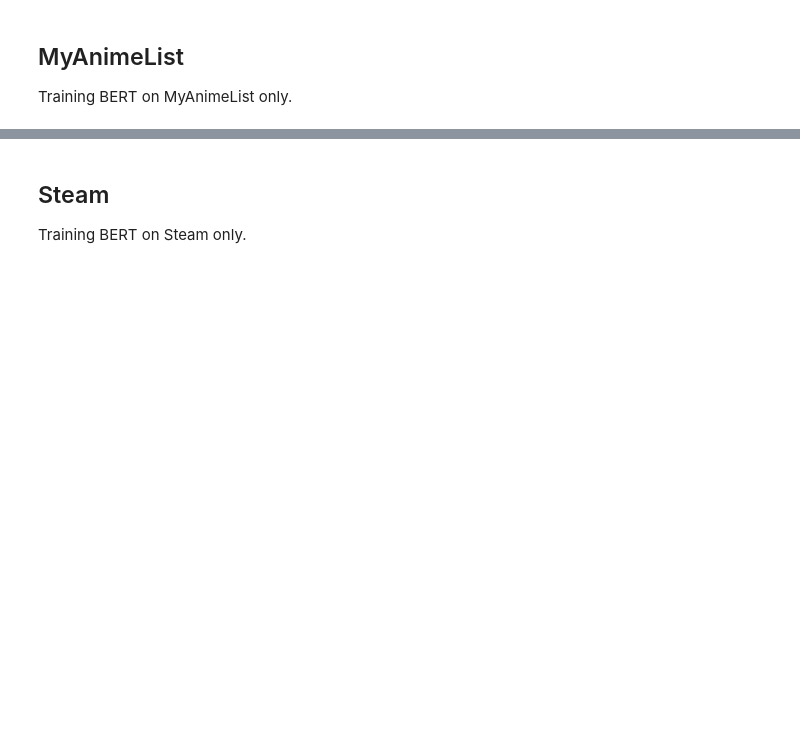
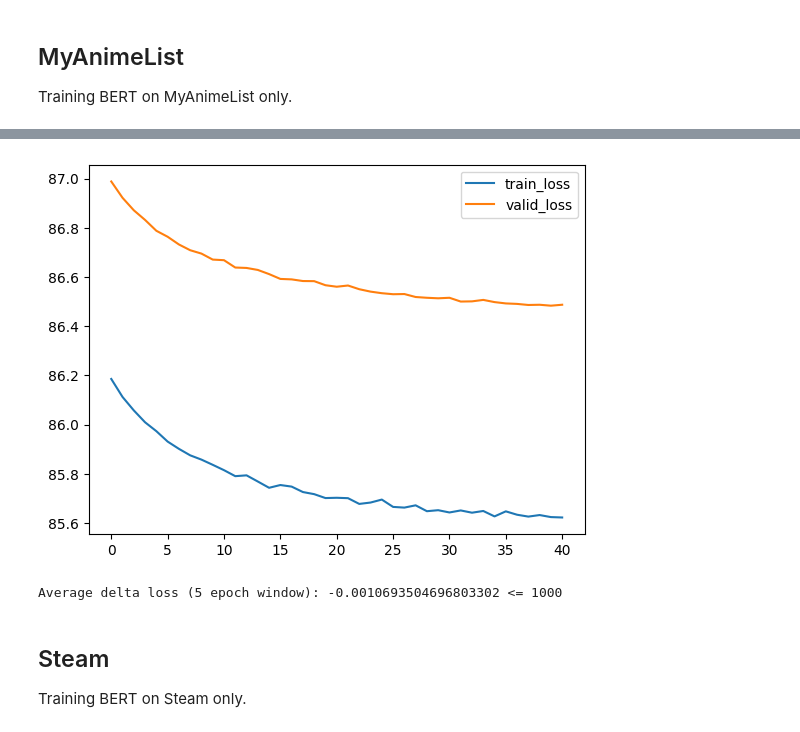
Before and after one commit to Atlinx/BERT-TLSA-paper, a Jupyter notebook: notebooks/model.ipynb, the cells around one changed output, grey strips where cells are left out. Cells and saved outputs as stored; diff of their text form; code cells hidden in the pictures; blank space fills up the shorter version.

Commit message:
Add minimum working BERT sentiment analysis for google reviews

```diff
--- a/notebooks/model.ipynb
+++ b/notebooks/model.ipynb
@@ -30,6 +30,7 @@ device = torch.device("cuda") if torch.cuda.is_available() else torch.device("cp
 
 class BERTSentimentClassifier(torch.nn.Module):
     def __init__(self, bert: BertModel):
+        super().__init__()
         self.bert = bert
         self.linear = torch.nn.Sequential(
             torch.nn.Linear(bert.config.hidden_size, 1), # Convert from the hidden state to a single output
@@ -37,41 +38,33 @@ class BERTSentimentClassifier(torch.nn.Module):
         )
         self.loss_fn = torch.nn.CrossEntropyLoss()
 
-    def forward(self, expected_rating: torch.FloatTensor, *args, **kwargs) -> dict:
+    def forward(self, expected_score: torch.FloatTensor, *args, **kwargs) -> dict:
         bert_output = self.bert(*args, **kwargs)
         # https://huggingface.co/transformers/v3.2.0/model_doc/bert.html
         # Pooler output is last layer of hidden state for [CLS] token, whose
         # output is fed through a linear layer and a tanh function
         #
         # Shape of (batch_size, hidden_size)
-        output: torch.FloatTensor = self.linear(bert_output.pooler_output)
-        loss = self.loss_fn(output, expected_rating)
+        output: torch.FloatTensor = self.linear(bert_output.pooler_output).squeeze()
+        loss = self.loss_fn(output, expected_score)
         return {
-            "norm_rating": output,
+            "norm_score": output,
             "loss": loss,
         }
 
 
-def bucketize_norm_ratings(norm_ratings: torch.FloatTensor, max_score: int) -> torch.IntTensor:
+def bucketize_norm_scores(norm_scores: torch.FloatTensor, max_score: int) -> torch.IntTensor:
     """
-    Convert norm_ratings into specific numbers
+    Convert norm_scores into specific numbers
     """
-    bucket_size = 1 / max_score
-    return torch.div(norm_ratings, bucket_size, rounding_mode="floor")
+    return norm_scores // max_score
 
 
 class TrainingConfig:
-    class StopMode(enum.Enum):
-        EPOCH = 0,
-        DELTA_LOSS = 1,
-
-    def __init__(self, tokenizer: BertTokenizerFast, model: BertForMaskedLM, mode: StopMode = StopMode.EPOCH, epochs: int = 20, stop_delta_loss: float = 0.01, epoch_window: int = 5, name: str = "model"):
+    def __init__(self, tokenizer: BertTokenizerFast, model: BertForMaskedLM, stop_delta_loss: float = 0.01, epoch_window: int = 5, name: str = "model"):
         self.tokenizer = tokenizer
         self.model = model
-        self.reset_optim()
-        self.epochs = epochs
         self.name = name
-        self.mode = mode
         # We stop when the average delta loss <= stop_delta_loss
         # This average is taken over a window of size epoch_window
         self.stop_delta_loss = stop_delta_loss
@@ -80,9 +73,6 @@ class TrainingConfig:
         # The final classifier model, after finetuning
         self.finetuned_classifier_model = cast(BERTSentimentClassifier, None)
 
-    def reset_optim(self):
-        self.optim = torch.optim.AdamW(self.model.parameters(), lr=1e-5)
-
     def __str__(self):
         return str(self.__dict__)
 
@@ -90,7 +80,7 @@ class TrainingConfig:
         return str(self)
 
 
-def build_training_config(pretrained_model: bool = False, pretrained_model_name: str = "bert-base-uncased", mode: TrainingConfig.StopMode = TrainingConfig.StopMode.EPOCH, epochs: int = 20, stop_delta_loss: float = 0.01, epoch_window: int = 5, name: str = "model") -> TrainingConfig:
+def build_training_config(pretrained_model: bool = False, pretrained_model_name: str = "bert-base-uncased", stop_delta_loss: float = 0.01, epoch_window: int = 5, name: str = "model") -> TrainingConfig:
     # NOTE: We are not re-training a tokenizer, since it's out of the scope of this experiment
     tokenizer: BertTokenizerFast = BertTokenizerFast.from_pretrained(pretrained_model_name)
     if pretrained_model:
@@ -103,13 +93,13 @@ def build_training_config(pretrained_model: bool = False, pretrained_model_name:
             hidden_size=256,
             num_hidden_layers=4,
             num_attention_heads=4,
-            type_vocab_size=2,
+            type_vocab_size=2
         )
         model: BertForMaskedLM = BertForMaskedLM(config)
     # Move the model to the device we speicified
     #   Ideally use CUDA (GPU) if available
     model.to(device)
-    return TrainingConfig(tokenizer=tokenizer, model=model, mode=mode, epochs=epochs, stop_delta_loss=stop_delta_loss, epoch_window=epoch_window, name=name)
+    return TrainingConfig(tokenizer=tokenizer, model=model, stop_delta_loss=stop_delta_loss, epoch_window=epoch_window, name=name)
 
 print(f"Training on device: {device}")
 # %% [output]
@@ -576,0 +589,2 @@ dataset_train_loop("myanimelist")
+# %%
+reset, pretraining, finetuning = dataset_train_loop("myanimelist")
@@ -577,3 +618,10 @@ dataset_train_loop("myanimelist")
+# %%
+reset()
+pretraining()
+finetuning(-1000)
+# %% [output]
+[figure, added]
+Average delta loss (5 epoch window): -0.0010693504696803302 <= 1000
 # %% [markdown]
 ## Steam
 
```
Also changed, not shown: parts of 5 cells of this notebook, 5 other files.
